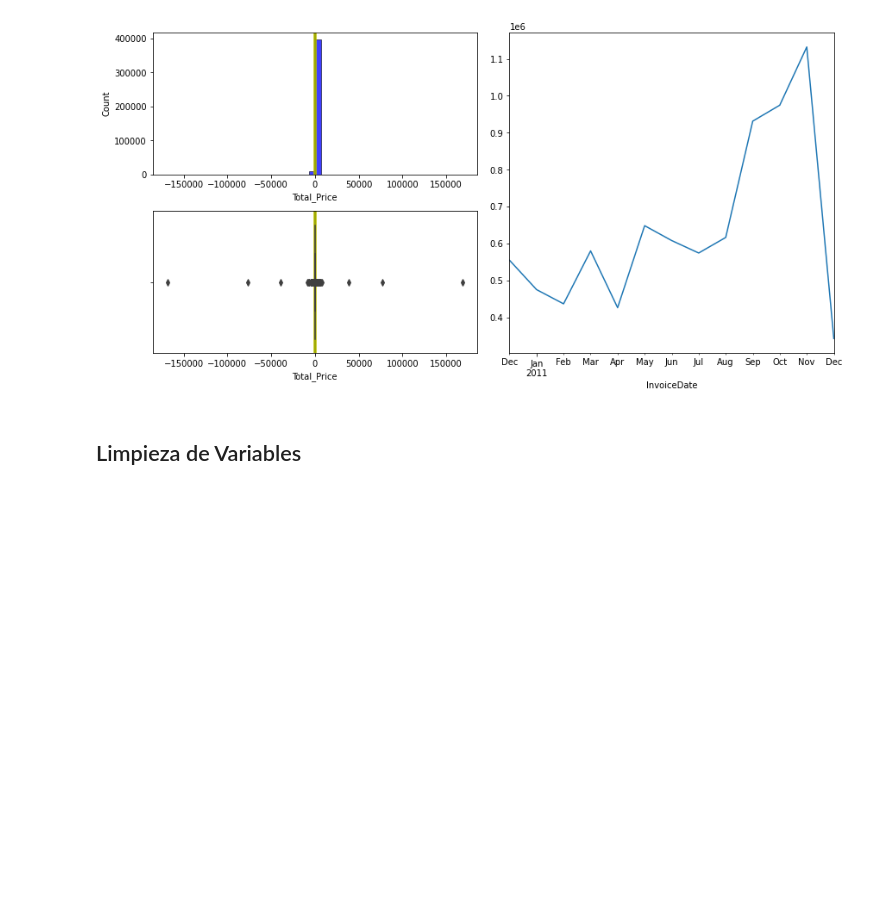
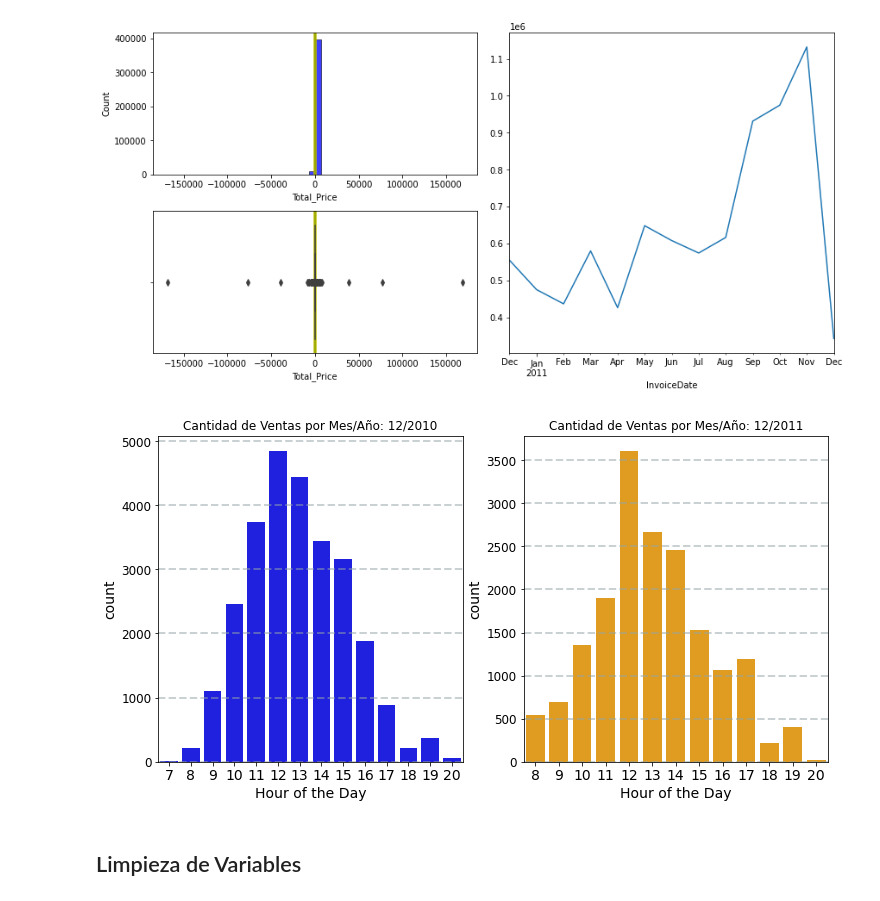
Before and after one commit to IgnacioNicolasAlvarez/Data-RollingCode, a Jupyter notebook: Modulo_3/Actividad E-Commerce.ipynb, the cells around one changed output. Drawn from its saved outputs; the diff is of its cells as text; code cells hidden in the pictures; blank space fills up the shorter version.

```diff
--- a/Modulo_3/Actividad E-Commerce.ipynb
+++ b/Modulo_3/Actividad E-Commerce.ipynb
@@ -295,3 +354,7 @@ plot_hist_box(df_for_viz, 'Total_Price', 'InvoiceDate')
+# %%
+plot_count_hour_by_year(df_for_viz, 2010, 2011, 12)
+# %% [output]
+[figure, added]
 # %% [markdown]
 ## Limpieza de Variables
 # %%
```
Also changed, not shown: parts of 2 cells of this notebook.
